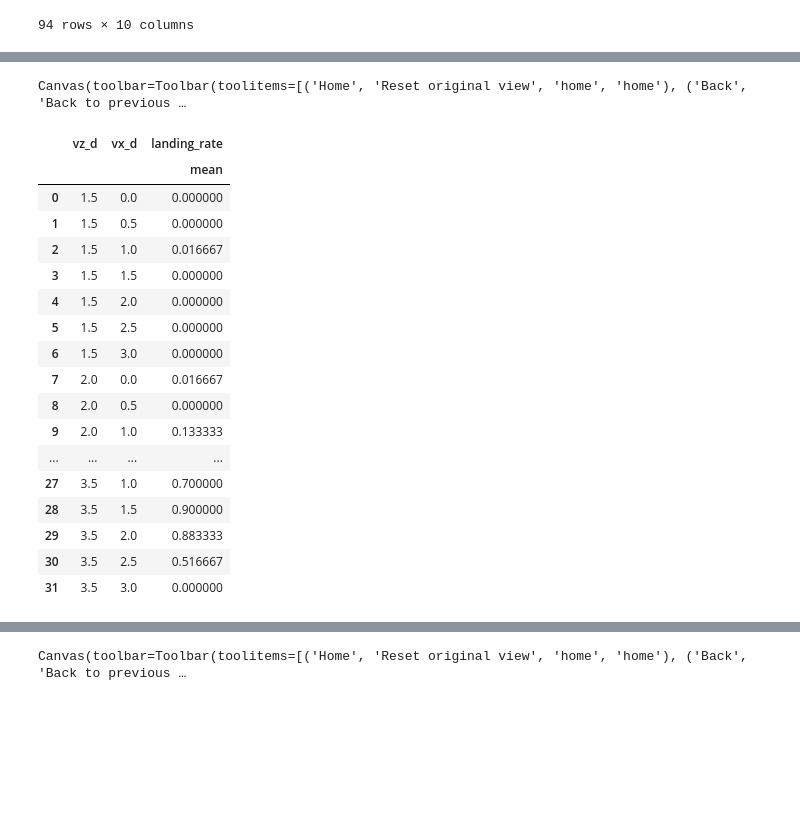
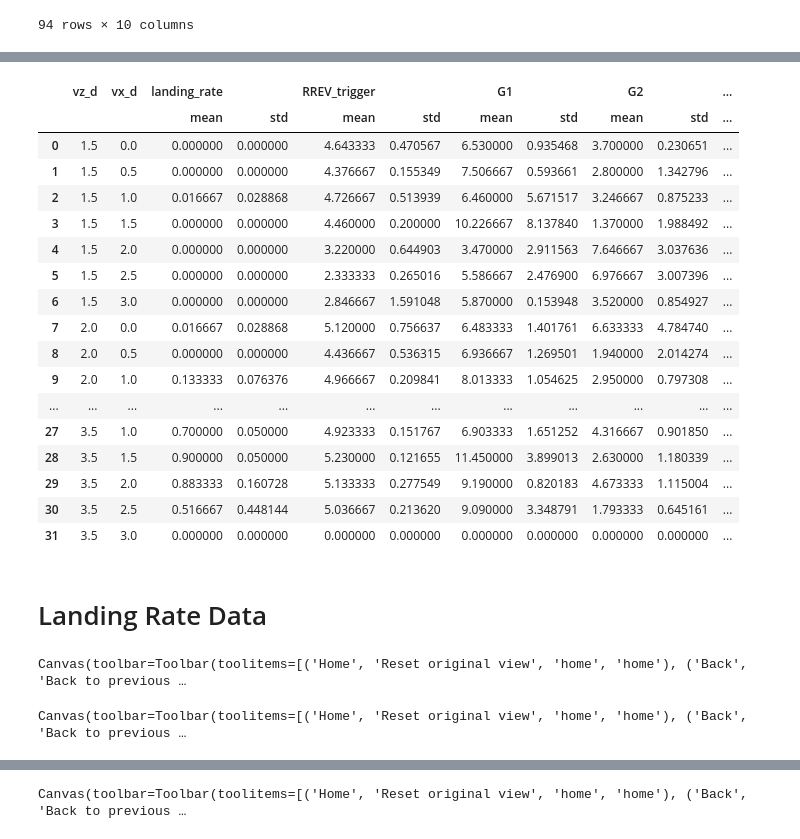
Before and after one commit to bhabas/sar_simulation, a Jupyter notebook: src/Projects/2-D_DataAnalysis/src/data_analysis.ipynb, the cells around one changed output, grey strips where cells are left out. Cells and saved outputs as stored; diff of their text form; code cells hidden in the pictures; blank space fills up the shorter version.

```diff
--- a/src/Projects/2-D_DataAnalysis/src/data_analysis.ipynb
+++ b/src/Projects/2-D_DataAnalysis/src/data_analysis.ipynb
@@ -87,7 +103,29 @@ from matplotlib import cm
 # %%
 ## POLICY AVERAGED DATAFRAME
 
 # Group dataframe values by IC and find avg/std of their values
-policy_avg_df = policy_df.groupby(['vz_d','vx_d'],as_index=False).agg([np.mean,np.std])
+policy_avg_df = policy_df.groupby(['vz_d','vx_d']).agg([np.mean,np.std]).reset_index()
+policy_avg_df
+# %% [output]
+|  | vz_d | vx_d | landing_rate |  | RREV_trigger |  | G1 |  | G2 |  | ... |
+|  |  |  | mean | std | mean | std | mean | std | mean | std | ... |
+| 0 | 1.5 | 0.0 | 0.000000 | 0.000000 | 4.643333 | 0.470567 | 6.530000 | 0.935468 | 3.700000 | 0.230651 | ... |
+| 1 | 1.5 | 0.5 | 0.000000 | 0.000000 | 4.376667 | 0.155349 | 7.506667 | 0.593661 | 2.800000 | 1.342796 | ... |
+| 2 | 1.5 | 1.0 | 0.016667 | 0.028868 | 4.726667 | 0.513939 | 6.460000 | 5.671517 | 3.246667 | 0.875233 | ... |
+| 3 | 1.5 | 1.5 | 0.000000 | 0.000000 | 4.460000 | 0.200000 | 10.226667 | 8.137840 | 1.370000 | 1.988492 | ... |
+| 4 | 1.5 | 2.0 | 0.000000 | 0.000000 | 3.220000 | 0.644903 | 3.470000 | 2.911563 | 7.646667 | 3.037636 | ... |
+| 5 | 1.5 | 2.5 | 0.000000 | 0.000000 | 2.333333 | 0.265016 | 5.586667 | 2.476900 | 6.976667 | 3.007396 | ... |
+| 6 | 1.5 | 3.0 | 0.000000 | 0.000000 | 2.846667 | 1.591048 | 5.870000 | 0.153948 | 3.520000 | 0.854927 | ... |
+| 7 | 2.0 | 0.0 | 0.016667 | 0.028868 | 5.120000 | 0.756637 | 6.483333 | 1.401761 | 6.633333 | 4.784740 | ... |
+| 8 | 2.0 | 0.5 | 0.000000 | 0.000000 | 4.436667 | 0.536315 | 6.936667 | 1.269501 | 1.940000 | 2.014274 | ... |
+| 9 | 2.0 | 1.0 | 0.133333 | 0.076376 | 4.966667 | 0.209841 | 8.013333 | 1.054625 | 2.950000 | 0.797308 | ... |
+| ... | ... | ... | ... | ... | ... | ... | ... | ... | ... | ... | ... |
+| 27 | 3.5 | 1.0 | 0.700000 | 0.050000 | 4.923333 | 0.151767 | 6.903333 | 1.651252 | 4.316667 | 0.901850 | ... |
+| 28 | 3.5 | 1.5 | 0.900000 | 0.050000 | 5.230000 | 0.121655 | 11.450000 | 3.899013 | 2.630000 | 1.180339 | ... |
+| 29 | 3.5 | 2.0 | 0.883333 | 0.160728 | 5.133333 | 0.277549 | 9.190000 | 0.820183 | 4.673333 | 1.115004 | ... |
+| 30 | 3.5 | 2.5 | 0.516667 | 0.448144 | 5.036667 | 0.213620 | 9.090000 | 3.348791 | 1.793333 | 0.645161 | ... |
+| 31 | 3.5 | 3.0 | 0.000000 | 0.000000 | 0.000000 | 0.000000 | 0.000000 | 0.000000 | 0.000000 | 0.000000 | ... |
+# %% [markdown]
+# Landing Rate Data
 # %%
 ## LANDING RATE DATA
@@ -111,25 +156,18 @@ plt.show()
 # %% [output]
 Canvas(toolbar=Toolbar(toolitems=[('Home', 'Reset original view', 'home', 'home'), ('Back', 'Back to previous …
-# %%
-# policy_df.groupby(['vz_d','vx_d'])['RREV_trigger'].mean().reset_index()
-grouped = policy_df.groupby(['vz_d','vx_d'],as_index=False).agg([np.mean,np.std])
-grouped['landing_rate','mean'].reset_index()
-# %% [output]
-|  | vz_d | vx_d | landing_rate |
-|  |  |  | mean |
-| 0 | 1.5 | 0.0 | 0.000000 |
-| 1 | 1.5 | 0.5 | 0.000000 |
-| 2 | 1.5 | 1.0 | 0.016667 |
-| 3 | 1.5 | 1.5 | 0.000000 |
-| 4 | 1.5 | 2.0 | 0.000000 |
-| 5 | 1.5 | 2.5 | 0.000000 |
-| 6 | 1.5 | 3.0 | 0.000000 |
-| 7 | 2.0 | 0.0 | 0.016667 |
-| 8 | 2.0 | 0.5 | 0.000000 |
-| 9 | 2.0 | 1.0 | 0.133333 |
-| ... | ... | ... | ... |
-| 27 | 3.5 | 1.0 | 0.700000 |
-| 28 | 3.5 | 1.5 | 0.900000 |
-| 29 | 3.5 | 2.0 | 0.883333 |
-| 30 | 3.5 | 2.5 | 0.516667 |
-| 31 | 3.5 | 3.0 | 0.000000 |
+# %%
+## LANDING RATE PER TRIAL
+
+fig = plt.figure()
+ax = fig.add_subplot(111,projection="3d")
+ax.scatter(policy_df['vx_d'],policy_df['vz_d'],policy_df['landing_rate'])
+
+ax.set_title('Landing Rate per Trial (Raw)')
+ax.set_xlabel('vx_d')
+ax.set_ylabel('vz_d')
+ax.set_zlabel('LR %')
+
+ax.yaxis.set_ticks(np.arange(1.5,4.0,0.5))
+plt.show()
+# %% [output]
+Canvas(toolbar=Toolbar(toolitems=[('Home', 'Reset original view', 'home', 'home'), ('Back', 'Back to previous …
```
Also changed, not shown: parts of 15 cells of this notebook.
